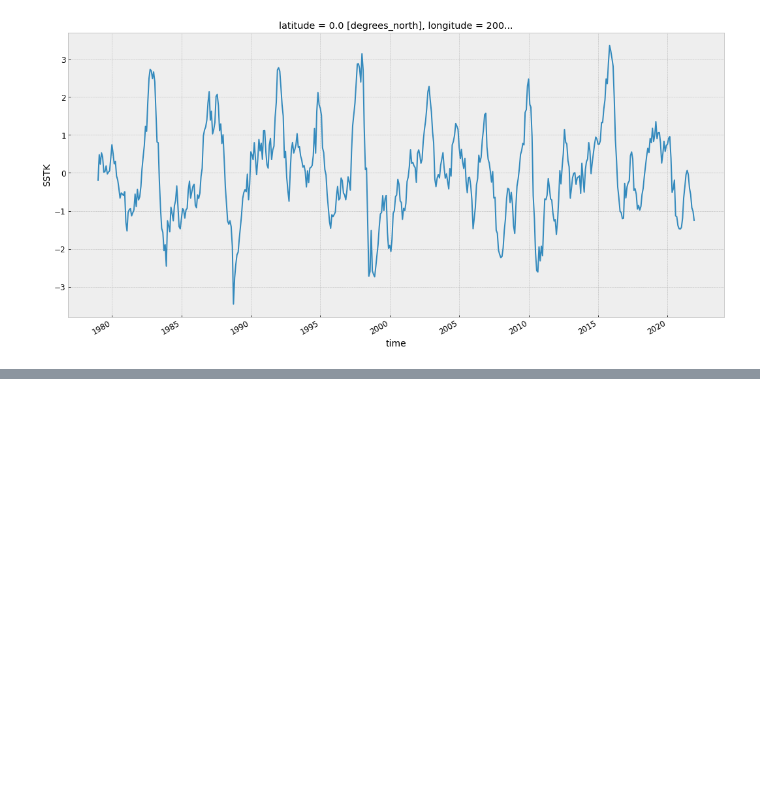
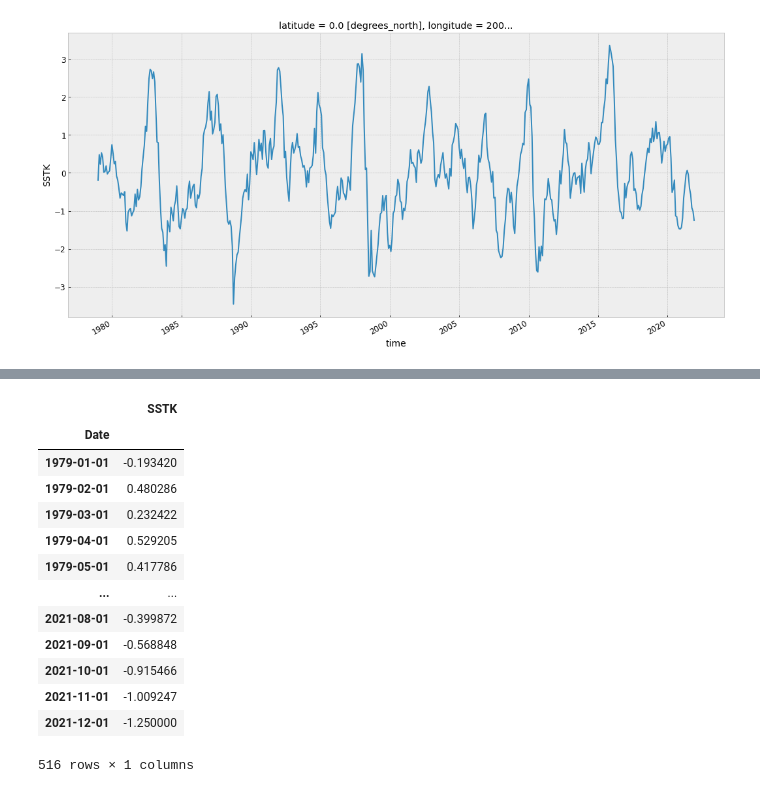
Before and after one commit to atmsillinois/time-series-and-eofs-EWolffWX, a Jupyter notebook: Homework4.ipynb, the cells around one changed output, grey strips where cells are left out. Saved outputs shown, nothing was run; the diff lists cells and outputs as text; code cells hidden in the pictures; blank space fills up the shorter version.

```diff
--- a/Homework4.ipynb
+++ b/Homework4.ipynb
@@ -350,0 +372,21 @@ data = deseason.sel(latitude=0, longitude=200)
+# %%
+df = pd.DataFrame()
+df['Date'] = data.time
+df['SSTK'] = data.values
+df = df.set_index('Date')
+df
+# %% [output]
+|  | SSTK |
+| Date |  |
+| 1979-01-01 | -0.193420 |
+| 1979-02-01 | 0.480286 |
+| 1979-03-01 | 0.232422 |
+| 1979-04-01 | 0.529205 |
+| 1979-05-01 | 0.417786 |
+| ... | ... |
+| 2021-08-01 | -0.399872 |
+| 2021-09-01 | -0.568848 |
+| 2021-10-01 | -0.915466 |
+| 2021-11-01 | -1.009247 |
+| 2021-12-01 | -1.250000 |
+516 rows × 1 columns
```
Also changed, not shown: parts of 14 cells of this notebook, 1 other file.
